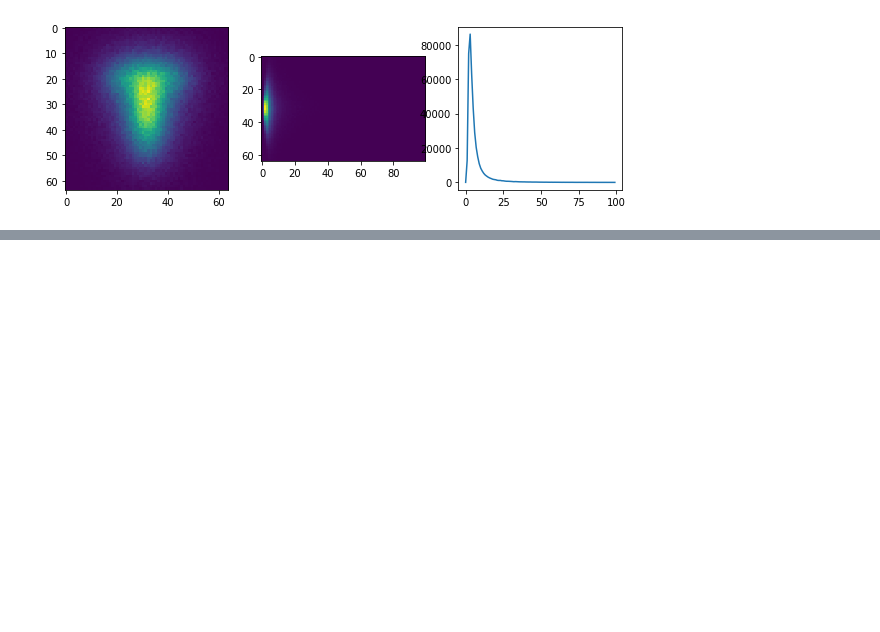
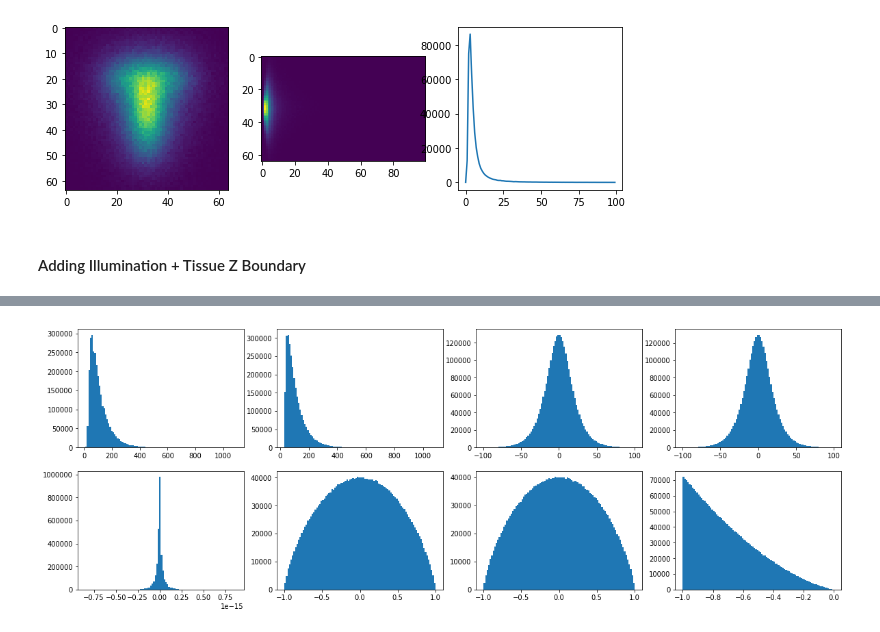
Before and after one commit to mitmedialab/MonteCarloRender, a Jupyter notebook: tests.ipynb, the cells around one changed output, grey strips where cells are left out. Saved outputs shown, nothing was run; the diff lists cells and outputs as text; code cells hidden in the pictures; blank space fills up the shorter version.

```diff
--- a/tests.ipynb
+++ b/tests.ipynb
@@ -136,3 +139,8 @@ testRunTarget()
 2019-02-08 08:45:03.655209
 10000000 420874 15.35326342494227
 [figure]
+# %% [markdown]
+#### Adding Illumination + Tissue Z Boundary
+# %%
+testRun()
+# %% [output]
@@ -138,0 +149 @@ testRunTarget()
+[figure, added]
```
Also changed, not shown: parts of 3 cells of this notebook.
